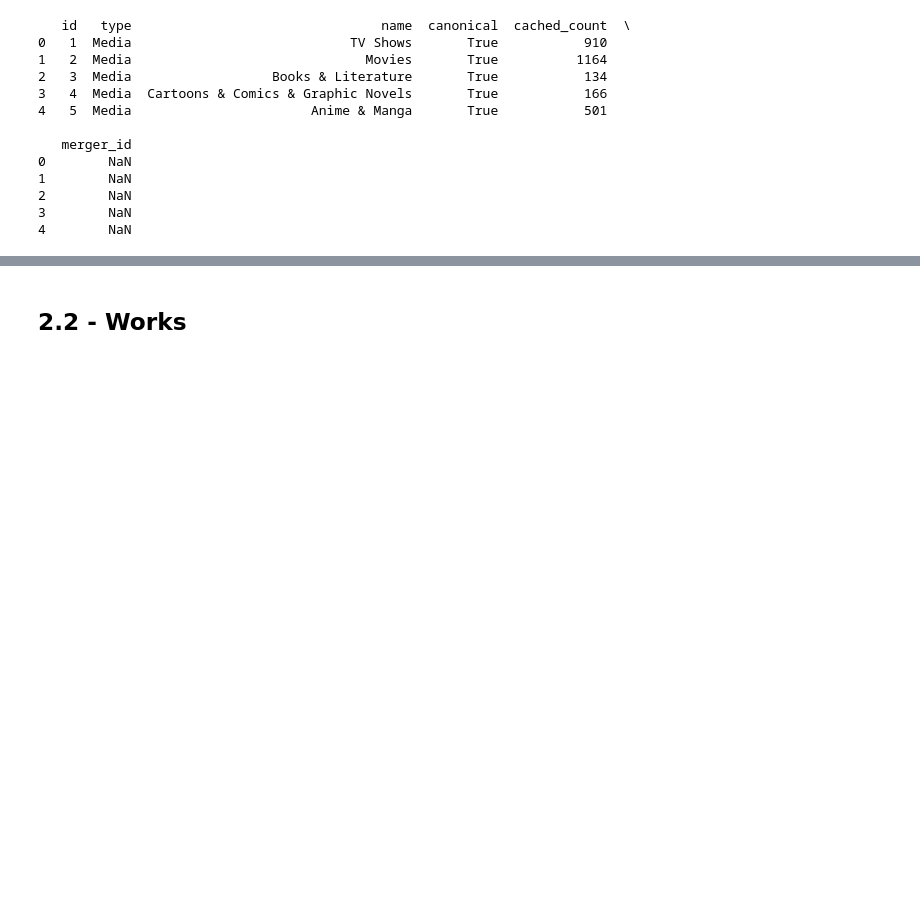
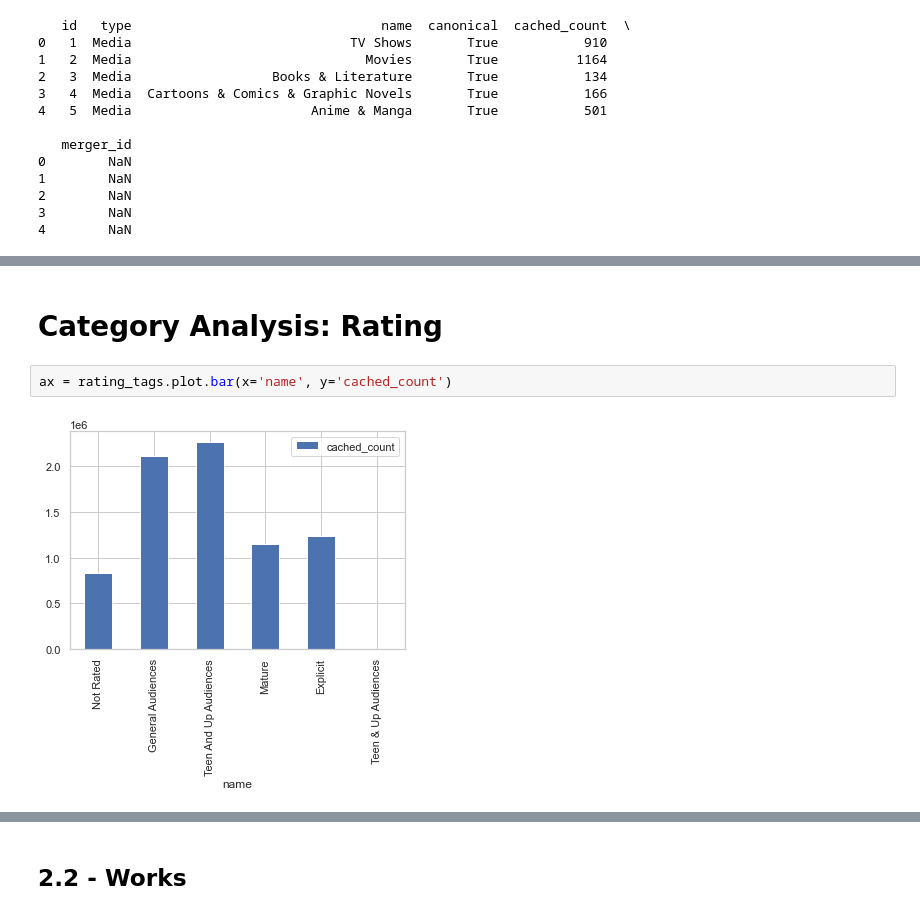
Before and after one commit to lharpercannon/ao3-analysis, a Jupyter notebook: Initial AO3 EDA.ipynb, the cells around one changed output, grey strips where cells are left out. Saved outputs shown, nothing was run; the diff lists cells and outputs as text; blank space fills up the shorter version.

```diff
--- a/Initial AO3 EDA.ipynb
+++ b/Initial AO3 EDA.ipynb
@@ -69,0 +90,6 @@ print(tags[:5])
+# %% [markdown]
+# Category Analysis: Rating
+# %%
+ax = rating_tags.plot.bar(x='name', y='cached_count')
+# %% [output]
+[figure, added]
```
Also changed, not shown: parts of 18 cells of this notebook.
